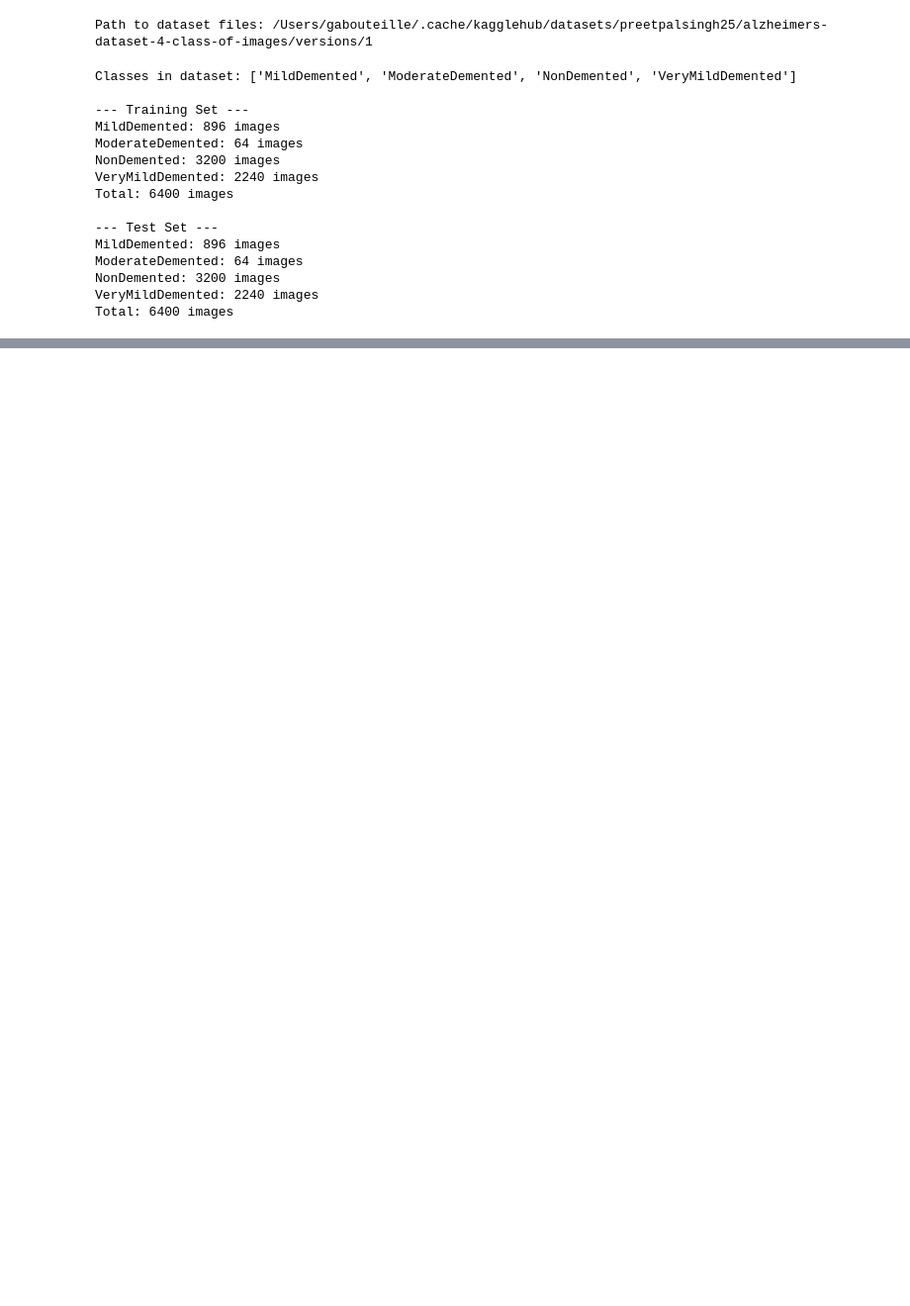
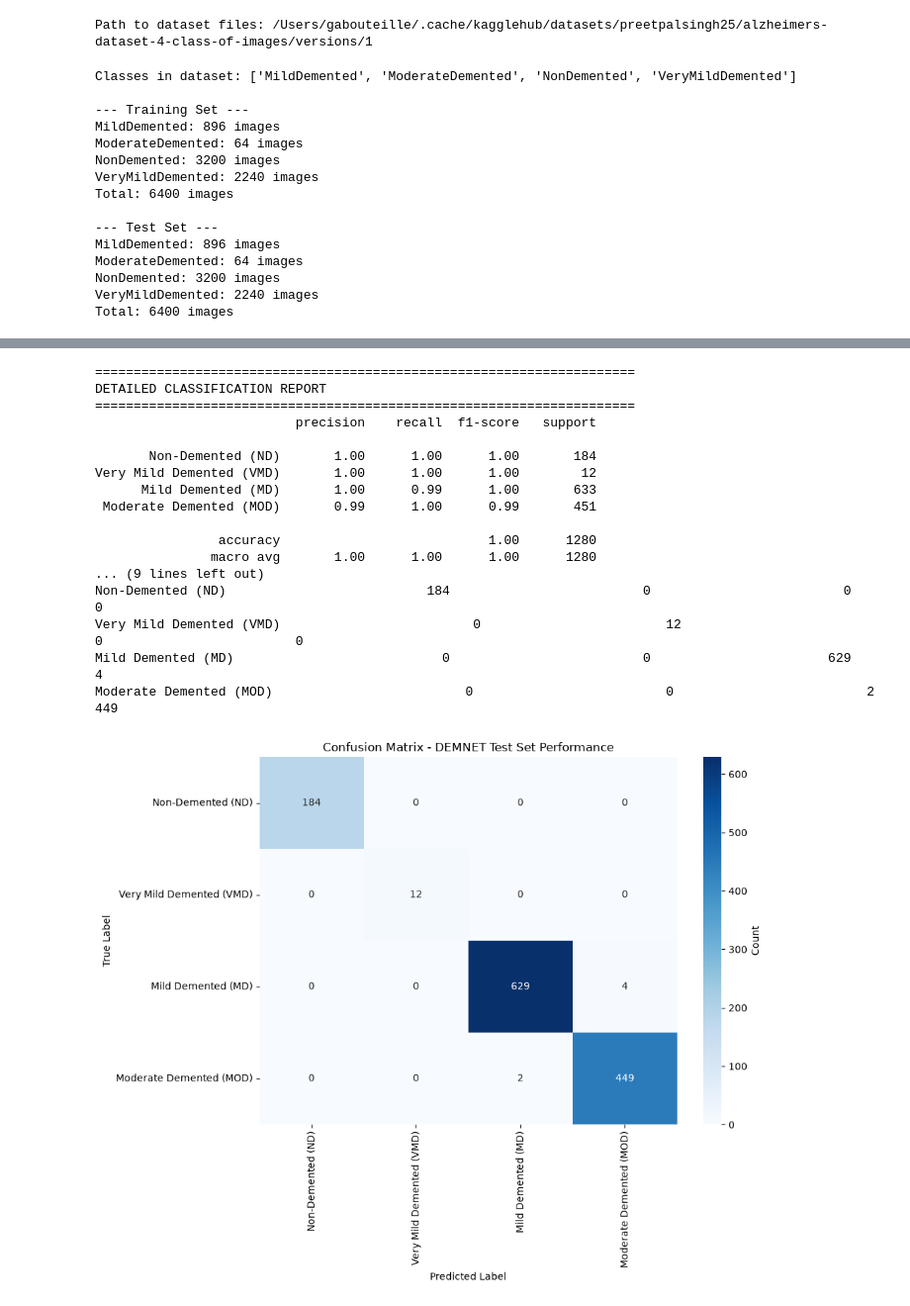
Before and after one commit to Gabouteille/Alzheimer_Classifier, a Jupyter notebook: demnet_implementation.ipynb, the cells around one changed output, grey strips where cells are left out. Shown at 99% size. Saved outputs shown, nothing was run; the diff lists cells and outputs as text; code cells hidden in the pictures; blank space fills up the shorter version.

Commit message:
DEMNET Alzheimer Classification - Complete implementation with evaluation git push -u origin main q

```diff
--- a/demnet_implementation.ipynb
+++ b/demnet_implementation.ipynb
@@ -486 +493,81 @@ Val Loss final: 0.070685
 Test Accuracy: 99.53%
+# %%
+# ============================================================================
+# DETAILED EVALUATION: CONFUSION MATRIX AND PER-CLASS METRICS
+# ============================================================================
+# Calculate confusion matrix and per-class performance metrics
+# to understand which classes the model struggles with
+
+# Get all predictions and labels from test set
+model.load_state_dict(torch.load('best_demnet_model.pth'))
+model.eval()
+
+all_predictions = []
+all_labels = []
+
+with torch.no_grad():
+    for images, labels in testloader:
+        images = images.to(device)
+        outputs = model(images)
+        _, predicted = torch.max(outputs, 1)
+        all_predictions.extend(predicted.cpu().numpy())
+        all_labels.extend(labels.numpy())
+
+# Class names
+class_names = ['Non-Demented (ND)', 'Very Mild Demented (VMD)',
+               'Mild Demented (MD)', 'Moderate Demented (MOD)']
+
+# Calculate confusion matrix
+cm = confusion_matrix(all_labels, all_predictions)
+
+# Print detailed classification report
+print("\n" + "="*70)
+print("DETAILED CLASSIFICATION REPORT")
+print("="*70)
+print(classification_report(all_labels, all_predictions, target_names=class_names))
+
+# Print confusion matrix in readable format
+print("\n" + "="*70)
+print("CONFUSION MATRIX")
+print("="*70)
+print("Rows: True labels | Columns: Predicted labels\n")
+print(f"{'':20} {class_names[0]:25} {class_names[1]:25} {class_names[2]:25} {class_names[3]:25}")
+for i, class_name in enumerate(class_names):
+    print(f"{class_name:20} {cm[i,0]:25} {cm[i,1]:25} {cm[i,2]:25} {cm[i,3]:25}")
+
+# Visualize confusion matrix
+plt.figure(figsize=(10, 8))
+sns.heatmap(cm, annot=True, fmt='d', cmap='Blues',
+            xticklabels=class_names, yticklabels=class_names,
+            cbar_kws={'label': 'Count'})
+plt.title('Confusion Matrix - DEMNET Test Set Performance')
+plt.ylabel('True Label')
+plt.xlabel('Predicted Label')
+plt.tight_layout()
+plt.show()
+
+print("\n" + "="*70)
+print("ANALYSIS")
+print("="*70)
+print(f"Total test samples: {len(all_labels)}")
+print(f"Correct predictions: {sum([all_predictions[i] == all_labels[i] for i in range(len(all_labels))])}")
+print(f"Overall accuracy: {100 * sum([all_predictions[i] == all_labels[i] for i in range(len(all_labels))]) / len(all_labels):.2f}%")
+# %% [output]
+======================================================================
+DETAILED CLASSIFICATION REPORT
+======================================================================
+                          precision    recall  f1-score   support
+
+       Non-Demented (ND)       1.00      1.00      1.00       184
+Very Mild Demented (VMD)       1.00      1.00      1.00        12
+      Mild Demented (MD)       1.00      0.99      1.00       633
+ Moderate Demented (MOD)       0.99      1.00      0.99       451
+
+                accuracy                           1.00      1280
+               macro avg       1.00      1.00      1.00      1280
+... (9 lines left out)
+Non-Demented (ND)                          184                         0                         0                         0
+Very Mild Demented (VMD)                         0                        12                         0                         0
+Mild Demented (MD)                           0                         0                       629                         4
+Moderate Demented (MOD)                         0                         0                         2                       449
+[figure, added]
```
Also changed, not shown: parts of 8 cells of this notebook, 3 other files.
